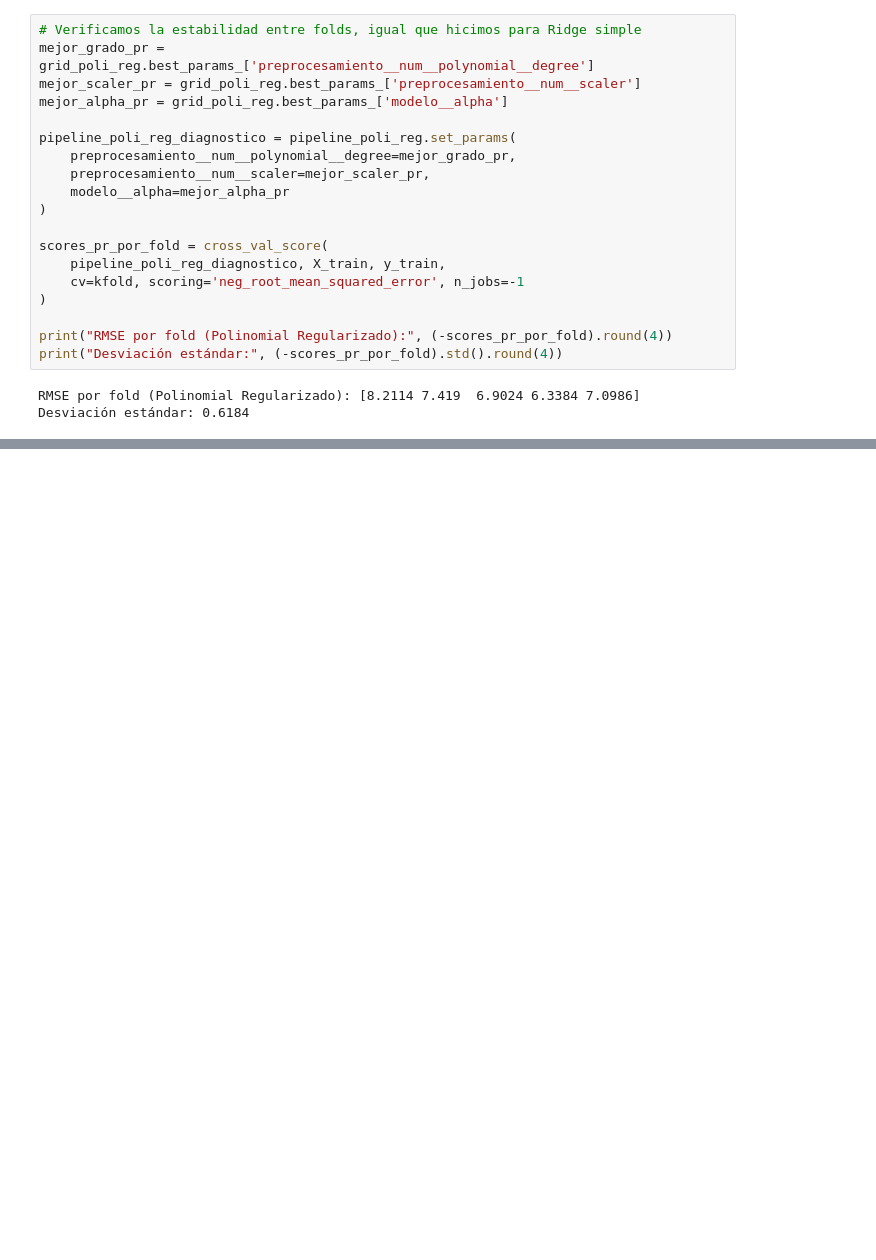
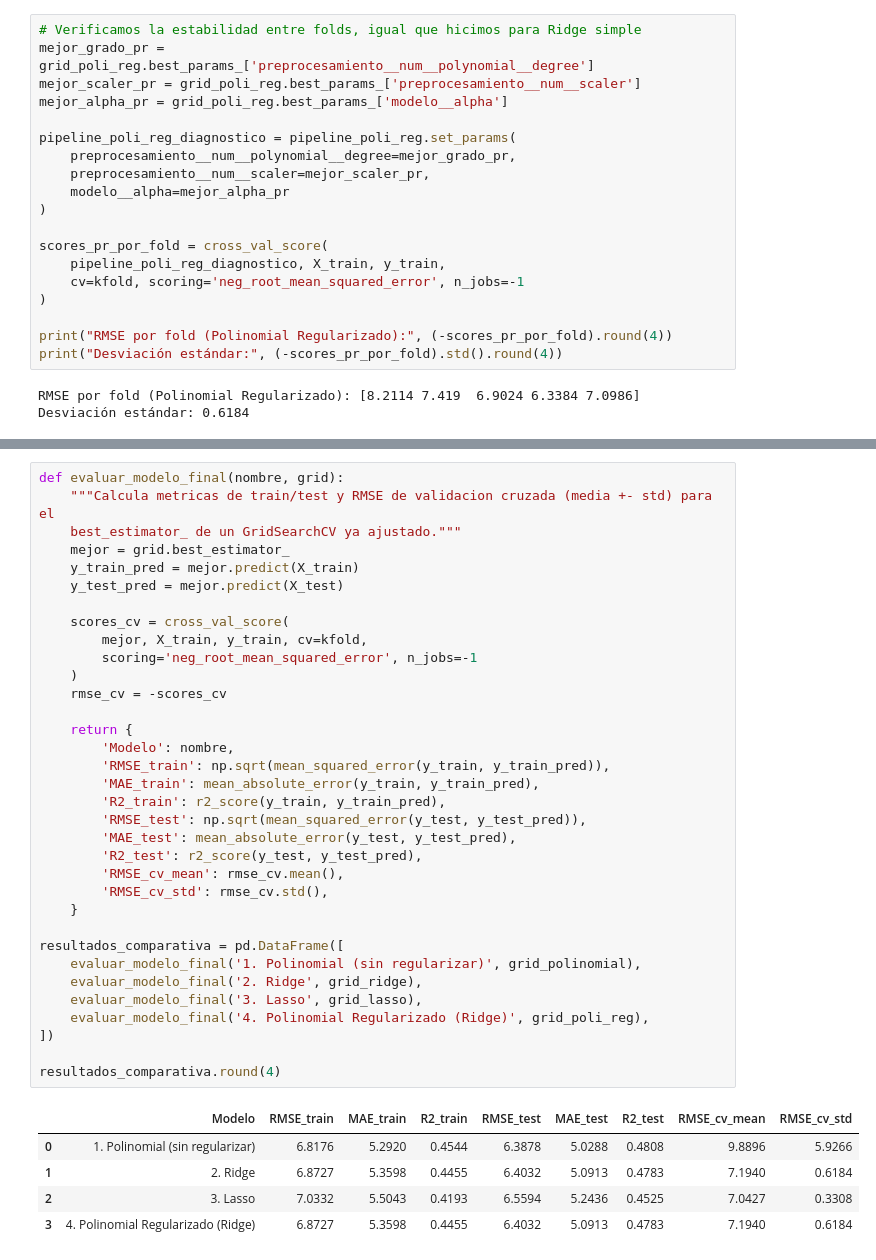
Before and after one commit to Teban1101/MaterialDeClase-ISIS-2611, a Jupyter notebook: 202620/Laboratorios/L2/lab2.ipynb, the cells around one changed output, grey strips where cells are left out. Cells and saved outputs as stored; diff of their text form; blank space fills up the shorter version.

```diff
--- a/202620/Laboratorios/L2/lab2.ipynb
+++ b/202620/Laboratorios/L2/lab2.ipynb
@@ -964,0 +938,40 @@ ciertos folds), y la regularización (Ridge/Lasso) controla ese problema de form
+# %%
+def evaluar_modelo_final(nombre, grid):
+    """Calcula metricas de train/test y RMSE de validacion cruzada (media +- std) para el
+    best_estimator_ de un GridSearchCV ya ajustado."""
+    mejor = grid.best_estimator_
+    y_train_pred = mejor.predict(X_train)
+    y_test_pred = mejor.predict(X_test)
+
+    scores_cv = cross_val_score(
+        mejor, X_train, y_train, cv=kfold,
+        scoring='neg_root_mean_squared_error', n_jobs=-1
+    )
+    rmse_cv = -scores_cv
+
+    return {
+        'Modelo': nombre,
+        'RMSE_train': np.sqrt(mean_squared_error(y_train, y_train_pred)),
+        'MAE_train': mean_absolute_error(y_train, y_train_pred),
+        'R2_train': r2_score(y_train, y_train_pred),
+        'RMSE_test': np.sqrt(mean_squared_error(y_test, y_test_pred)),
+        'MAE_test': mean_absolute_error(y_test, y_test_pred),
+        'R2_test': r2_score(y_test, y_test_pred),
+        'RMSE_cv_mean': rmse_cv.mean(),
+        'RMSE_cv_std': rmse_cv.std(),
+    }
+
+resultados_comparativa = pd.DataFrame([
+    evaluar_modelo_final('1. Polinomial (sin regularizar)', grid_polinomial),
+    evaluar_modelo_final('2. Ridge', grid_ridge),
+    evaluar_modelo_final('3. Lasso', grid_lasso),
+    evaluar_modelo_final('4. Polinomial Regularizado (Ridge)', grid_poli_reg),
+])
+
+resultados_comparativa.round(4)
+# %% [output]
+|  | Modelo | RMSE_train | MAE_train | R2_train | RMSE_test | MAE_test | R2_test | RMSE_cv_mean | RMSE_cv_std |
+| 0 | 1. Polinomial (sin regularizar) | 6.8176 | 5.2920 | 0.4544 | 6.3878 | 5.0288 | 0.4808 | 9.8896 | 5.9266 |
+| 1 | 2. Ridge | 6.8727 | 5.3598 | 0.4455 | 6.4032 | 5.0913 | 0.4783 | 7.1940 | 0.6184 |
+| 2 | 3. Lasso | 7.0332 | 5.5043 | 0.4193 | 6.5594 | 5.2436 | 0.4525 | 7.0427 | 0.3308 |
+| 3 | 4. Polinomial Regularizado (Ridge) | 6.8727 | 5.3598 | 0.4455 | 6.4032 | 5.0913 | 0.4783 | 7.1940 | 0.6184 |
```
Also changed, not shown: parts of 30 cells of this notebook.
